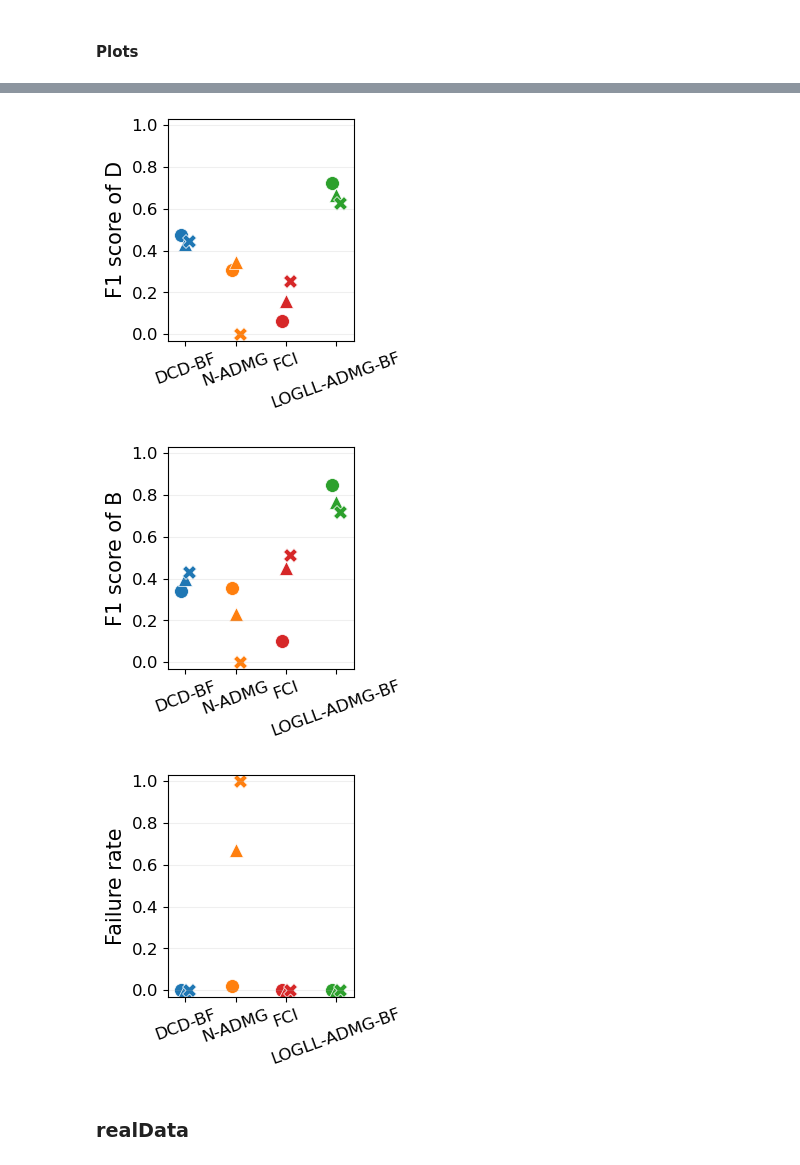
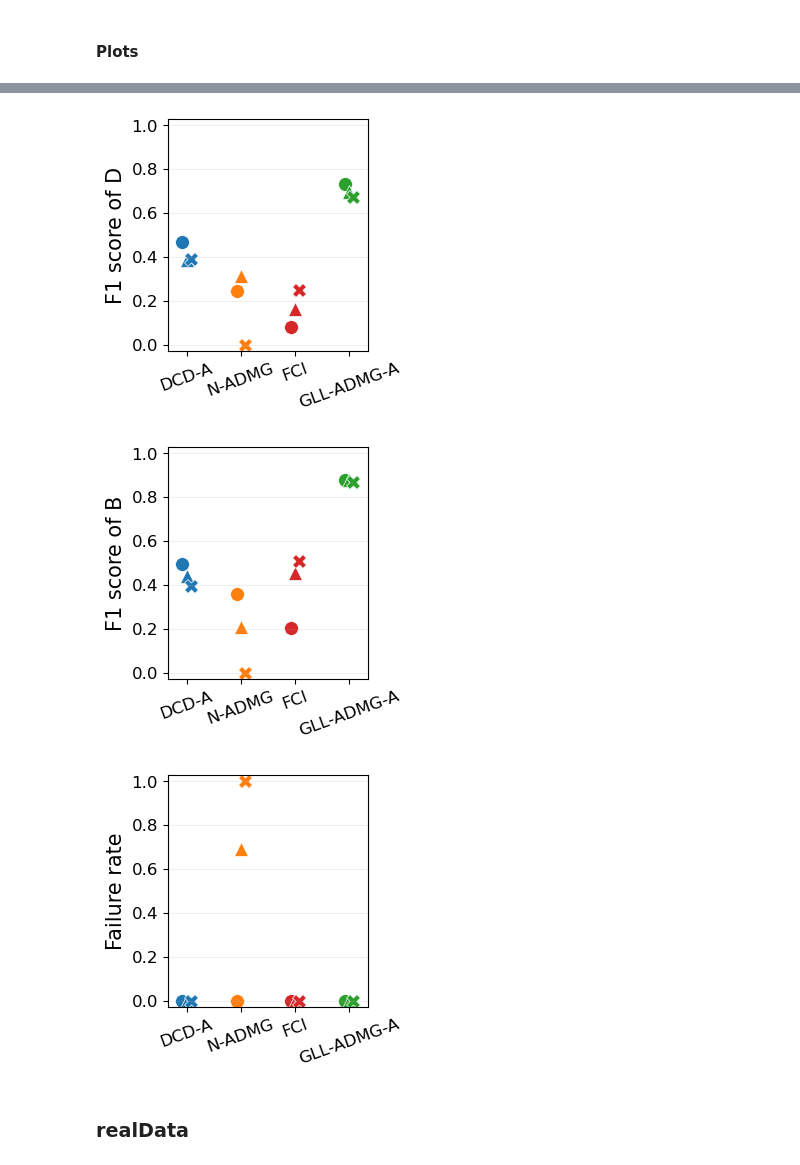
Before and after one commit to yurou-liang/LOGLL-ADMG, a Jupyter notebook: experiments/Analyse.ipynb, the cells around one changed output, grey strips where cells are left out. Cells and saved outputs as stored; diff of their text form; code cells hidden in the pictures.

Commit message:
change LOGLL to GLL

```diff
--- a/experiments/Analyse.ipynb
+++ b/experiments/Analyse.ipynb
@@ -94,7 +89,7 @@ def prf(TP, FP, FN):
     )
     return precision, recall, f1
 # %%
-g = "bowfree"
+g = "ancestral"
 m = "func"
 result_dic = {}
 folder = {f"d4_{g}_{m}", f"d4_linear_{g}_{m}", f"d4_nonlinear_{g}_{m}", f"d4_fci_{g}_{m}"}
@@ -521,7 +505,7 @@ plt.rcParams.update({
 })
 # %%
 offset_map = {'d4': -0.08, 'd8': 0.0, 'd12': 0.08}
-x_labels = ["DCD-A", "N-ADMG", "FCI", "LOGLL-ADMG-A"] if g=="ancestral" else ["DCD-BF", "N-ADMG", "FCI", "LOGLL-ADMG-BF"]
+x_labels = ["DCD-A", "N-ADMG", "FCI", "GLL-ADMG-A"] if g=="ancestral" else ["DCD-BF", "N-ADMG", "FCI", "GLL-ADMG-BF"]
 method_pos = {'linear': 0, 'nonlinear': 1, 'fci': 2, 'base': 3}
 marker_map = {'d4': 'o', 'd8': '^', 'd12': 'X'}
 color_map = {
@@ -535,7 +519,6 @@ plt.figure(figsize=(3.0, 3.0))
 
 for name, vals in methods.items():
 
-    # detect method
     if "_nonlinear" in name:
         method = "nonlinear"
     elif "_linear" in name:
@@ -545,7 +528,6 @@ for name, vals in methods.items():
     else:
         method = "base"
 
-    # detect dimension
     if "d4" in name:
         dim = "d4"
     elif "d8" in name:
@@ -553,36 +535,36 @@ for name, vals in methods.items():
     elif "d12" in name:
         dim = "d12"
     else:
         continue
 
     x = method_pos[method] + offset_map[dim]
     y = vals["W1"]
 
     plt.scatter(x, y, marker=marker_map[dim], color=color_map[method], s=100, edgecolors='white',
 
     linewidths=0.5)
 
 dim_order = ['d4', 'd8', 'd12']
 
 for dim, marker in marker_map.items():
     label = f"d={dim[1:]}"
     plt.scatter([], [], marker=marker, color='black', label=label)
 
 plt.xticks([0, 1, 2, 3], x_labels, rotation=20)
 plt.ylim(-0.03, 1.03)
 plt.xlim(-0.35, 3.35)
 plt.ylabel("F1 score of D")
 
 plt.grid(axis='y', alpha=0.2)
 
 # plt.tight_layout()
 plt.tight_layout(pad=0.2)
 plt.savefig(f"W1_{g}_{m}.pdf", bbox_inches='tight')
 plt.show()
 # %% [output]
-[figure, old version]
+[figure, new version]
 # %%
-x_labels = ["DCD-A", "N-ADMG", "FCI", "LOGLL-ADMG-A"] if g=="ancestral" else ["DCD-BF", "N-ADMG", "FCI", "LOGLL-ADMG-BF"]
+x_labels = ["DCD-A", "N-ADMG", "FCI", "GLL-ADMG-A"] if g=="ancestral" else ["DCD-BF", "N-ADMG", "FCI", "GLL-ADMG-BF"]
 method_pos = {'linear': 0, 'nonlinear': 1, 'fci': 2, 'base': 3}
 marker_map = {'d4': 'o', 'd8': '^', 'd12': 'X'}
 color_map = {
@@ -596,7 +578,6 @@ plt.figure(figsize=(3.0, 3.0))
 
 for name, vals in methods.items():
 
-    # detect method
     if "_nonlinear" in name:
         method = "nonlinear"
     elif "_linear" in name:
@@ -606,7 +587,6 @@ for name, vals in methods.items():
     else:
         method = "base"
 
-    # detect dimension
     if "d4" in name:
         dim = "d4"
     elif "d8" in name:
@@ -638,9 +618,9 @@ plt.tight_layout(pad=0.2)
 plt.savefig(f"W2_{g}_{m}.pdf", bbox_inches='tight')
 plt.show()
 # %% [output]
-[figure, old version]
+[figure, new version]
 # %%
-x_labels = ["DCD-A", "N-ADMG", "FCI", "LOGLL-ADMG-A"] if g=="ancestral" else ["DCD-BF", "N-ADMG", "FCI", "LOGLL-ADMG-BF"]
+x_labels = ["DCD-A", "N-ADMG", "FCI", "GLL-ADMG-A"] if g=="ancestral" else ["DCD-BF", "N-ADMG", "FCI", "GLL-ADMG-BF"]
 for name, vals in methods.items():
     if "d12" in name and "_nonlinear" in name:
         vals["failure_rate"] = 1.0
@@ -654,7 +634,6 @@ color_map = {
     'base': 'tab:green'
 }
 
-# fig, ax = plt.subplots(figsize=(5, 4))
 plt.figure(figsize=(3.0, 3.0))
 for name, vals in methods.items():
 
@@ -684,7 +663,6 @@ for name, vals in methods.items():
 
     plt.scatter(x, y, marker=marker_map[dim], color=color_map[method], s=100, edgecolors='white', linewidths=0.5)
 
-# legend for case (marker shape)
 for dim, marker in marker_map.items():
     label = f"d={dim[1:]}"
     plt.scatter([], [], marker=marker, color='black', label=label)
@@ -702,7 +680,7 @@ plt.tight_layout(pad=0.2)
 plt.savefig(f"failure_{g}_{m}.pdf", bbox_inches='tight')
 plt.show()
 # %% [output]
-[figure, old version]
+[figure, new version]
 # %% [markdown]
 ### realData
 # %%
```
Also changed, not shown: parts of 9 cells of this notebook, 19 other files.
